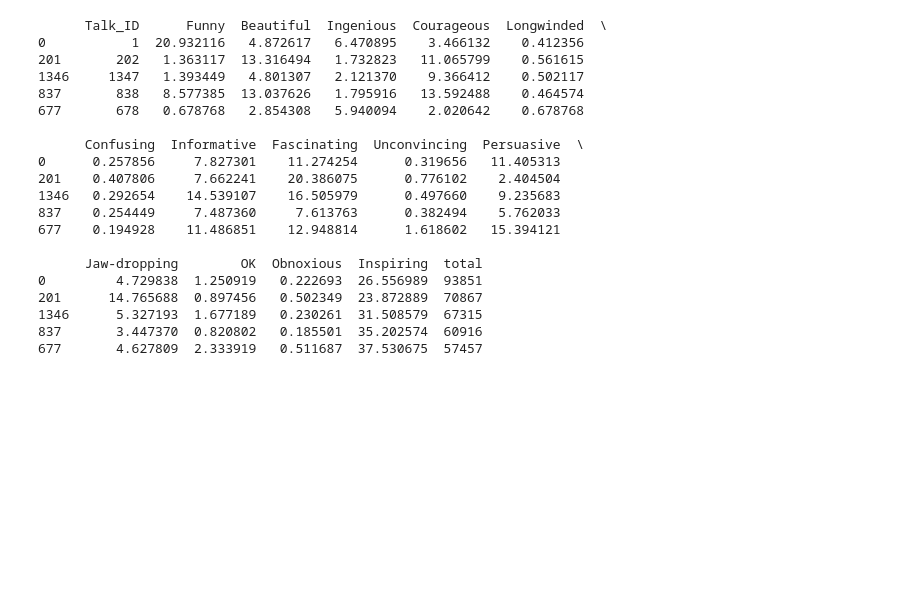
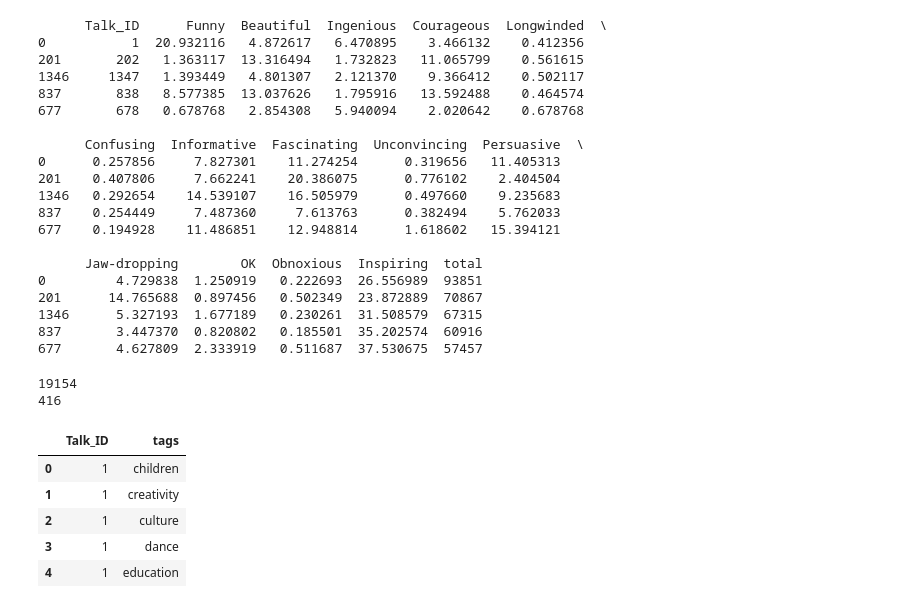
Before and after one commit to vaishakmk/TedTalk-Analysis, a Jupyter notebook: yasaswi.ipynb, the cells around one changed output. Cells and saved outputs as stored; diff of their text form; code cells hidden in the pictures; blank space fills up the shorter version.

```diff
--- a/yasaswi.ipynb
+++ b/yasaswi.ipynb
@@ -217,3 +217,25 @@ print (rating_data.head())
 1346      5.327193  1.677189   0.230261  31.508579  67315
 837       3.447370  0.820802   0.185501  35.202574  60916
 677       4.627809  2.333919   0.511687  37.530675  57457
+# %%
+tags_data = defaultdict(list)
+for index, row in ted_data.iterrows():
+    themes = ast.literal_eval(row['tags'])
+    for item in themes:
+        tags_data['Talk_ID'].append(row['Talk_ID'])
+        tags_data['tags'].append(item)
+
+tags_data = pd.DataFrame(tags_data)
+
+print (len(tags_data))
+print (len(tags_data['tags'].unique()))
+tags_data.head()
+# %% [output]
+19154
+416
+|  | Talk_ID | tags |
+| 0 | 1 | children |
+| 1 | 1 | creativity |
+| 2 | 1 | culture |
+| 3 | 1 | dance |
+| 4 | 1 | education |
```
Also changed, not shown: parts of 2 cells of this notebook.
